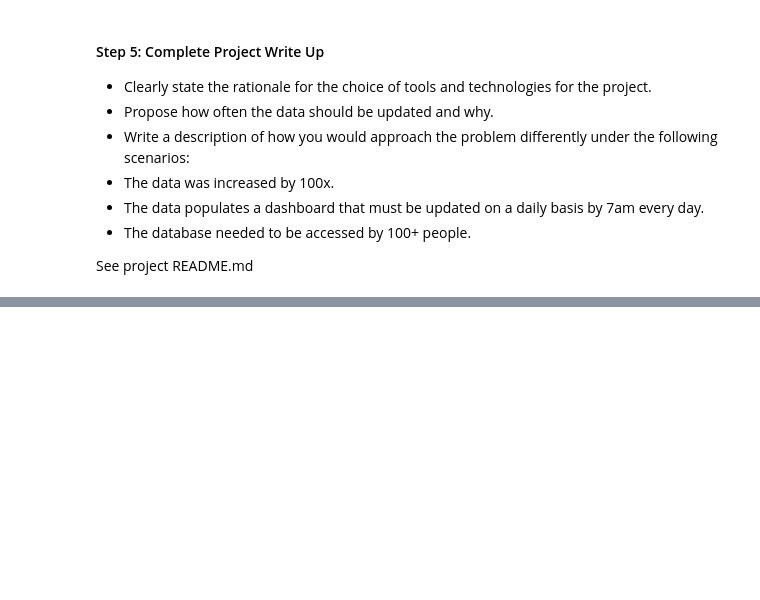
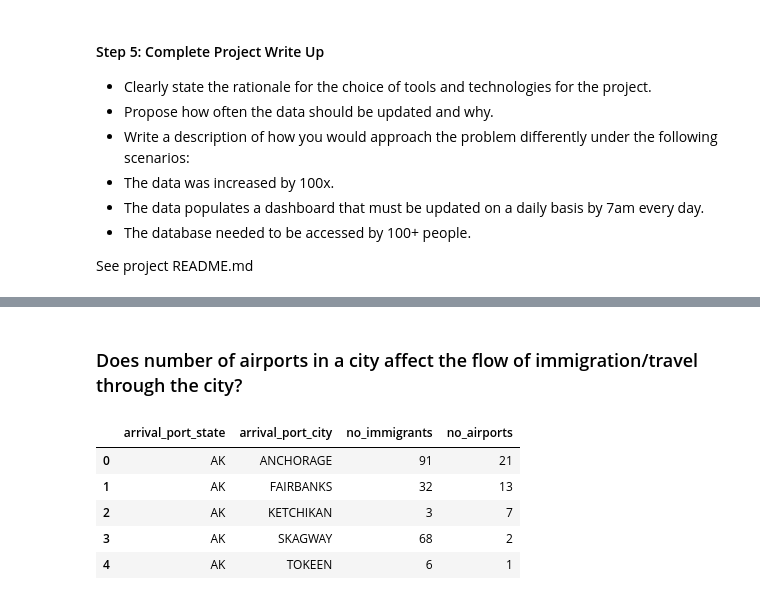
Before and after one commit to isaak-coursework/udacity-data-engineering, a Jupyter notebook: p6-capstone/Capstone Project Template.ipynb, the cells around one changed output, grey strips where cells are left out. Cells and saved outputs as stored; diff of their text form; code cells hidden in the pictures; blank space fills up the shorter version.

```diff
--- a/p6-capstone/Capstone Project Template.ipynb
+++ b/p6-capstone/Capstone Project Template.ipynb
@@ -305,0 +340,23 @@ See project README.md
+# %% [markdown]
+### Does number of airports in a city affect the flow of immigration/travel through the city?
+# %%
+df = pd.read_sql("""
+    SELECT
+        immi.arrival_port_state,
+        immi.arrival_port_city,
+        immi.no_immigrants,
+        airp.no_airports
+    FROM immigrants_by_city immi
+    INNER JOIN airports airp
+        ON immi.arrival_port_state = airp.state_code
+        AND immi.arrival_port_city = airp.city
+""", db_engine)
+
+df.head()
+# %% [output]
+|  | arrival_port_state | arrival_port_city | no_immigrants | no_airports |
+| 0 | AK | ANCHORAGE | 91 | 21 |
+| 1 | AK | FAIRBANKS | 32 | 13 |
+| 2 | AK | KETCHIKAN | 3 | 7 |
+| 3 | AK | SKAGWAY | 68 | 2 |
+| 4 | AK | TOKEEN | 6 | 1 |
```
Also changed, not shown: parts of 8 cells of this notebook.
